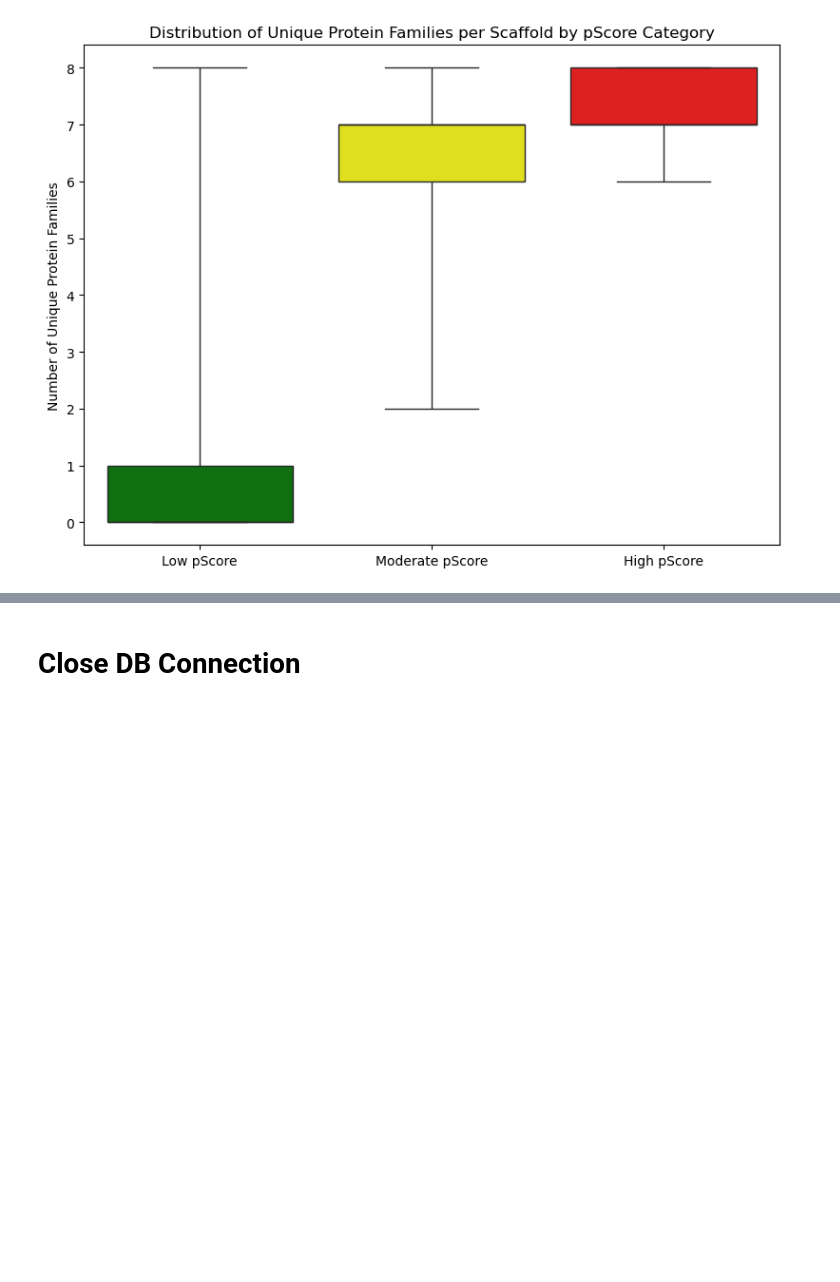
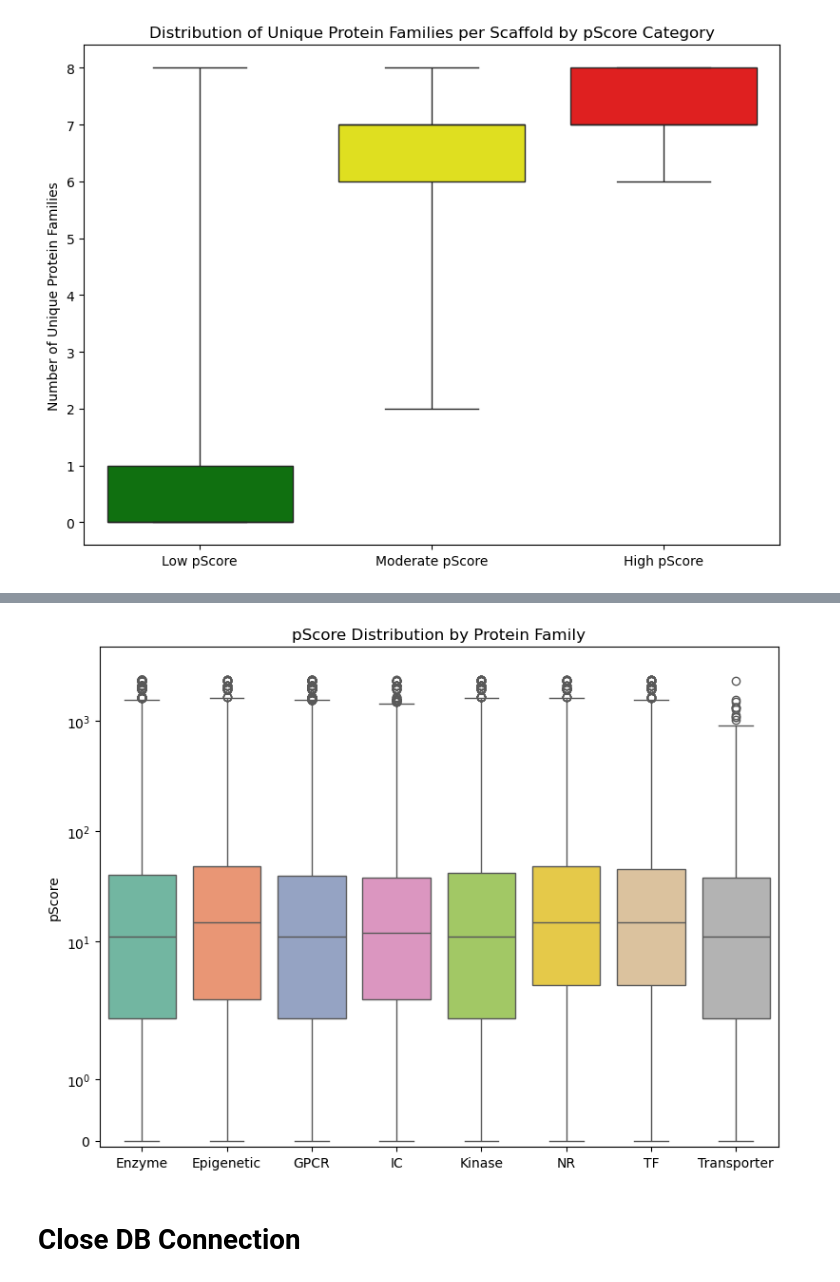
Before and after one commit to unmtransinfo/Badapple2, a Jupyter notebook: src/notebooks/target_pscore_analysis.ipynb, the cells around one changed output, grey strips where cells are left out. Cells and saved outputs as stored; diff of their text form; code cells hidden in the pictures; blank space fills up the shorter version.

```diff
--- a/src/notebooks/target_pscore_analysis.ipynb
+++ b/src/notebooks/target_pscore_analysis.ipynb
@@ -431,3 +475,11 @@ create_boxplots(scaf_family_stats, "pScore_category", "unique_protein_families",
+# %%
+x_col = "protein_family"
+hue = x_col
+y_col = "pscore"
+create_boxplots(scaf2fam_nonan_df, x_col, y_col, x_col, "symlog", "pScore", "pScore Distribution by Protein Family",
+                pallette=fam_colors, whiskers=(0.1, 99.9), ylim=(-0.1, max_pscore * 2))
+# %% [output]
+[figure, added]
 # %% [markdown]
 # Close DB Connection
 # %%
```
Also changed, not shown: parts of 13 cells of this notebook.
